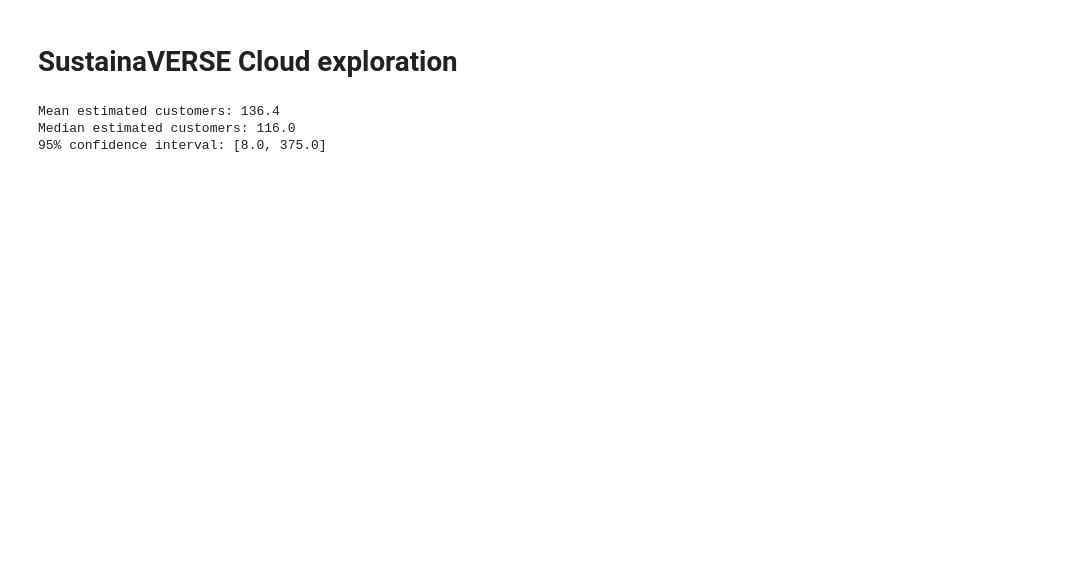
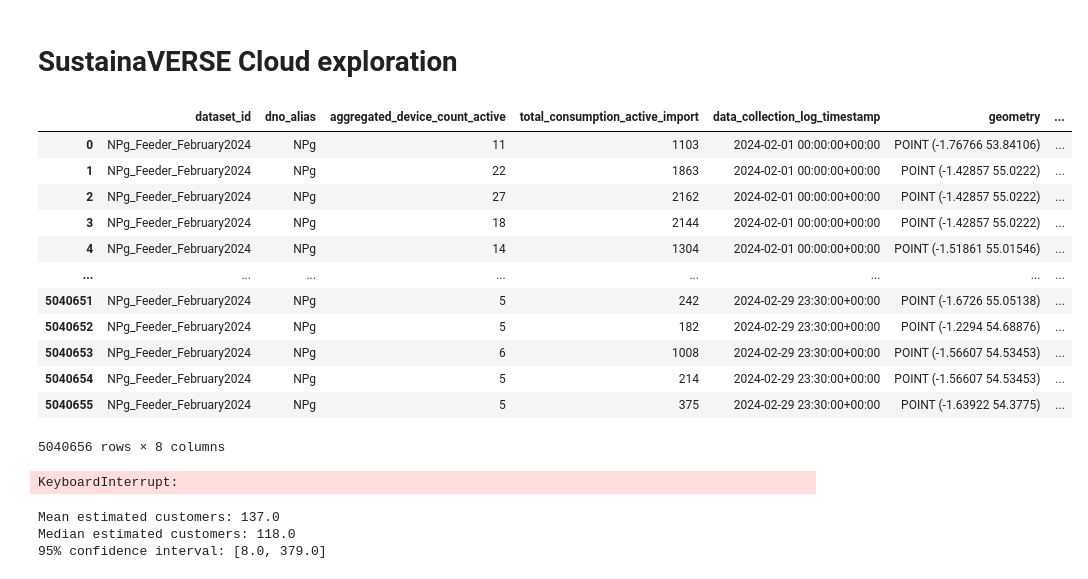
Before and after one commit to vladx2/weave, a Jupyter notebook: docs/sustainaverse-cloud.ipynb, the cells around one changed output. Cells and saved outputs as stored; diff of their text form; code cells hidden in the pictures; blank space fills up the shorter version.

Commit message:
Use local smart-meter.parquet and update code

```diff
--- a/docs/sustainaverse-cloud.ipynb
+++ b/docs/sustainaverse-cloud.ipynb
@@ -21,3 +12,30 @@ npg_df = gpd.read_parquet(
+# %%
+npg_df = gpd.read_parquet(
+    "/Users/vlad/data/smart-meter.parquet",
+    filters=[
+        ("dno_alias", "==", "NPg"),
+    ],
+)
+
+npg_df
+# %% [output]
+|  | dataset_id | dno_alias | aggregated_device_count_active | total_consumption_active_import | data_collection_log_timestamp | geometry | ... |
+| 0 | NPg_Feeder_February2024 | NPg | 11 | 1103 | 2024-02-01 00:00:00+00:00 | POINT (-1.76766 53.84106) | ... |
+| 1 | NPg_Feeder_February2024 | NPg | 22 | 1863 | 2024-02-01 00:00:00+00:00 | POINT (-1.42857 55.0222) | ... |
+| 2 | NPg_Feeder_February2024 | NPg | 27 | 2162 | 2024-02-01 00:00:00+00:00 | POINT (-1.42857 55.0222) | ... |
+| 3 | NPg_Feeder_February2024 | NPg | 18 | 2144 | 2024-02-01 00:00:00+00:00 | POINT (-1.42857 55.0222) | ... |
+| 4 | NPg_Feeder_February2024 | NPg | 14 | 1304 | 2024-02-01 00:00:00+00:00 | POINT (-1.51861 55.01546) | ... |
+| ... | ... | ... | ... | ... | ... | ... | ... |
+| 5040651 | NPg_Feeder_February2024 | NPg | 5 | 242 | 2024-02-29 23:30:00+00:00 | POINT (-1.6726 55.05138) | ... |
+| 5040652 | NPg_Feeder_February2024 | NPg | 5 | 182 | 2024-02-29 23:30:00+00:00 | POINT (-1.2294 54.68876) | ... |
+| 5040653 | NPg_Feeder_February2024 | NPg | 6 | 1008 | 2024-02-29 23:30:00+00:00 | POINT (-1.56607 54.53453) | ... |
+| 5040654 | NPg_Feeder_February2024 | NPg | 5 | 214 | 2024-02-29 23:30:00+00:00 | POINT (-1.56607 54.53453) | ... |
+| 5040655 | NPg_Feeder_February2024 | NPg | 5 | 375 | 2024-02-29 23:30:00+00:00 | POINT (-1.63922 54.3775) | ... |
+5040656 rows × 8 columns
+# %%
+npg_df.explore()
+# %% [output]
+KeyboardInterrupt:
 # %%
 faraday_dataset = datasets.load_dataset("OpenSynth/cnz-faraday-4.0", split="train")
 faraday_df = pd.DataFrame(faraday_dataset)
@@ -55,7 +73,7 @@ kva_per_customer_values = ukpn_substations_df["kva_per_customer"].dropna().value
 kva_per_customer_values = kva_per_customer_values[kva_per_customer_values != 0]
 
 # Perform Monte Carlo simulation
-n_simulations = 10000  # Number of simulations to run
+n_simulations = 100000  # Number of simulations to run
 simulated_customer_count = []
 
 for _ in range(n_simulations):
@@ -91,9 +109,9 @@ fig.update_layout(
 
 fig.show()
 # %% [output]
-Mean estimated customers: 136.4
-Median estimated customers: 116.0
-95% confidence interval: [8.0, 375.0]
+Mean estimated customers: 137.0
+Median estimated customers: 118.0
+95% confidence interval: [8.0, 379.0]
 # %%
 def optimize_topology(n_customers, feeder_ids, horden_timestamps, grouped_horden, faraday_df):
     # Create the solver
```
Also changed, not shown: parts of 3 cells of this notebook.
